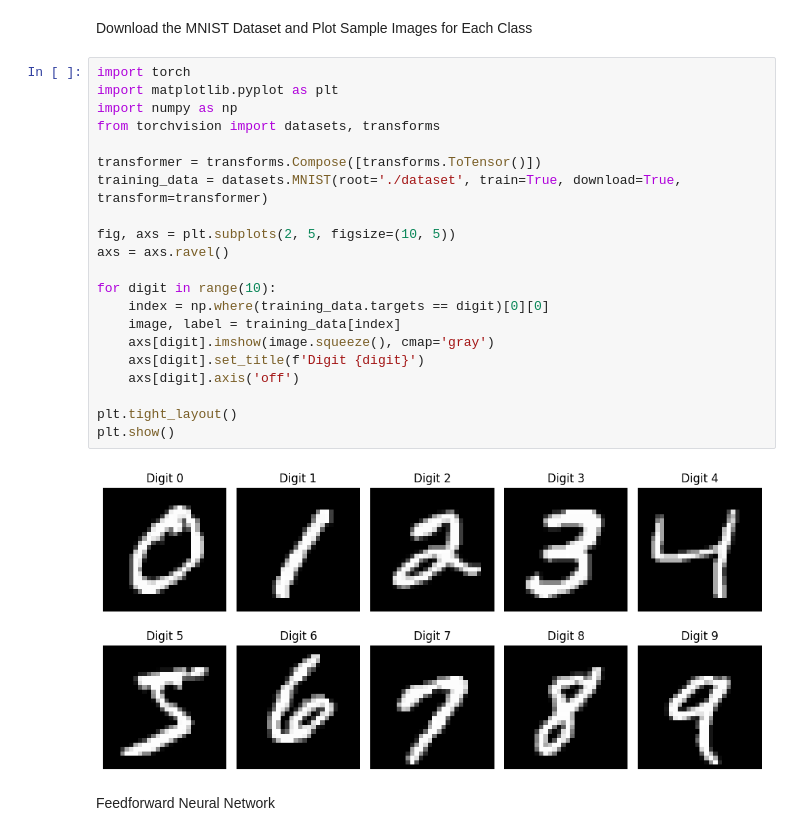
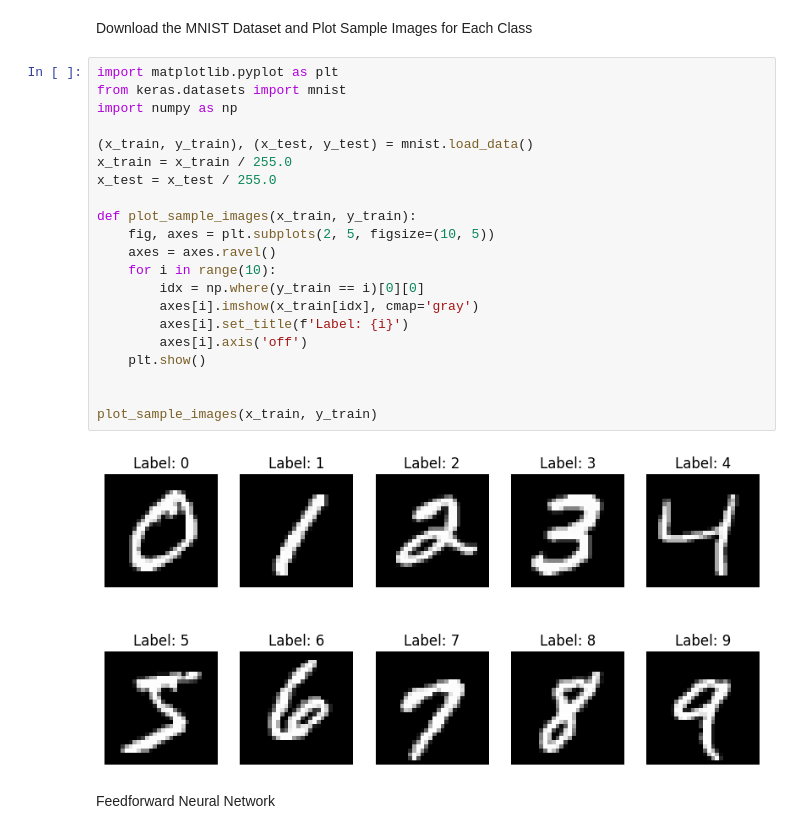
Before and after one commit to shivasky18/DL_ASSIGNMENT_1, a Jupyter notebook: DL_ASSIGNMENT_01.ipynb, the cells around one changed output. Cells and saved outputs as stored; diff of their text form.

```diff
--- a/DL_ASSIGNMENT_01.ipynb
+++ b/DL_ASSIGNMENT_01.ipynb
@@ -2,28 +2,28 @@
 <a href="https://colab.research.google.com/github/shivasky18/DL_ASSIGNMENT_1/blob/main/DL_ASSIGNMENT_01.ipynb" target="_parent"><img src="https://colab.research.google.com/assets/colab-badge.svg" alt="Open In Colab"/></a>
 # %% [markdown]
  Download the MNIST Dataset and Plot Sample Images for Each Class
-# %%
-import torch
-import matplotlib.pyplot as plt
-import numpy as np
-from torchvision import datasets, transforms
-
-transformer = transforms.Compose([transforms.ToTensor()])
-training_data = datasets.MNIST(root='./dataset', train=True, download=True, transform=transformer)
-
-fig, axs = plt.subplots(2, 5, figsize=(10, 5))
-axs = axs.ravel()
-
-for digit in range(10):
-    index = np.where(training_data.targets == digit)[0][0]
-    image, label = training_data[index]
-    axs[digit].imshow(image.squeeze(), cmap='gray')
-    axs[digit].set_title(f'Digit {digit}')
-    axs[digit].axis('off')
-
-plt.tight_layout()
-plt.show()
-# %% [output]
-[figure, removed]
+# %%
+import matplotlib.pyplot as plt
+from keras.datasets import mnist
+import numpy as np
+
+(x_train, y_train), (x_test, y_test) = mnist.load_data()
+x_train = x_train / 255.0
+x_test = x_test / 255.0
+
+def plot_sample_images(x_train, y_train):
+    fig, axes = plt.subplots(2, 5, figsize=(10, 5))
+    axes = axes.ravel()
+    for i in range(10):
+        idx = np.where(y_train == i)[0][0]
+        axes[i].imshow(x_train[idx], cmap='gray')
+        axes[i].set_title(f'Label: {i}')
+        axes[i].axis('off')
+    plt.show()
+
+
+plot_sample_images(x_train, y_train)
+# %% [output]
+[figure, added]
 # %% [markdown]
 Feedforward Neural Network
```
Also changed, not shown: parts of 18 cells of this notebook.
